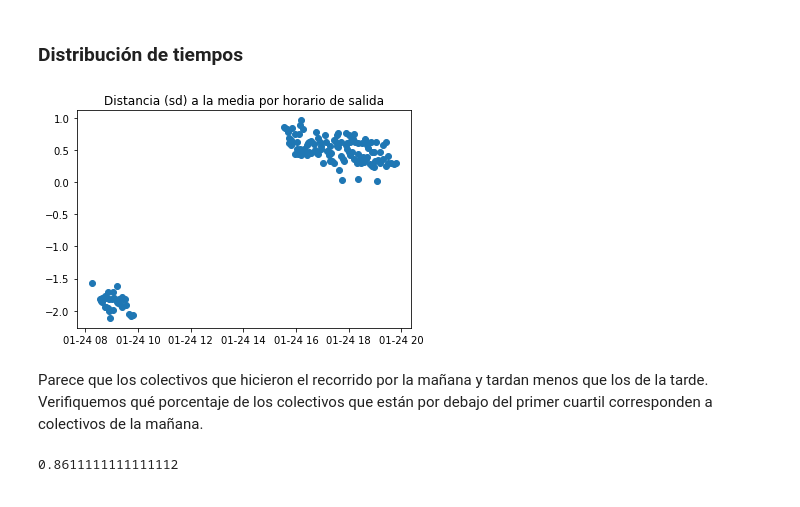
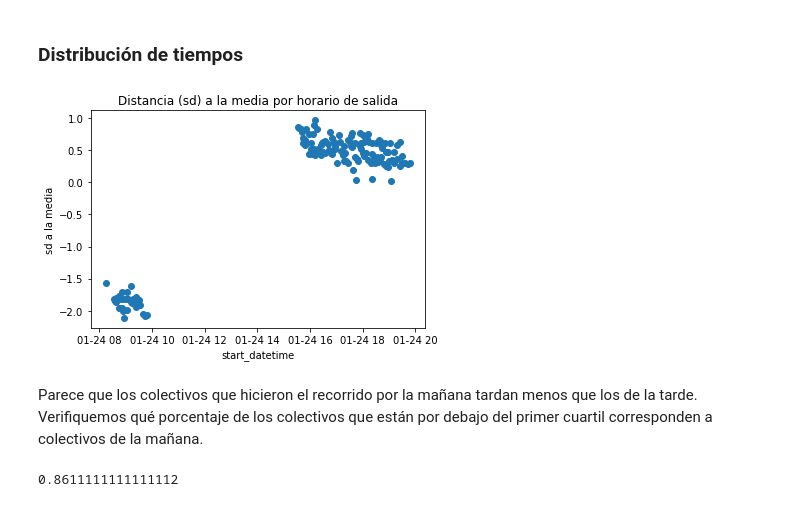
Before and after one commit to yagopajarino/colectivos-152, a Jupyter notebook: Colectivos.ipynb, the cells around one changed output. Drawn from its saved outputs; the diff is of its cells as text; code cells hidden in the pictures.

Commit message:
Update plots en notebook y agrega comentarios

```diff
--- a/Colectivos.ipynb
+++ b/Colectivos.ipynb
@@ -337,13 +349,15 @@ finalizados[finalizados["timedelta"] < q_1].sort_values("timedelta")
 # %%
 dates = finalizados["start_datetime"]
 values= (finalizados["timedelta"]-finalizados["timedelta"].mean())/finalizados["timedelta"].std()
 plt.scatter(dates, values)
 plt.title("Distancia (sd) a la media por horario de salida")
+plt.ylabel("sd a la media")
+plt.xlabel("start_datetime")
 plt.show()
 # %% [output]
-[figure, old version]
+[figure, new version]
 # %% [markdown]
-Parece que los colectivos que hicieron el recorrido por la mañana y tardan menos que los de la tarde. Verifiquemos qué porcentaje de los colectivos que están por debajo del primer cuartil corresponden a colectivos de la mañana.
+Parece que los colectivos que hicieron el recorrido por la mañana tardan menos que los de la tarde. Verifiquemos qué porcentaje de los colectivos que están por debajo del primer cuartil corresponden a colectivos de la mañana.
 # %%
 mañana = finalizados.loc[finalizados["start_datetime"].dt.hour < 10]
 debajo_de_q1 = finalizados.loc[finalizados["timedelta"] < q_1]
```
Also changed, not shown: parts of 15 cells of this notebook.
